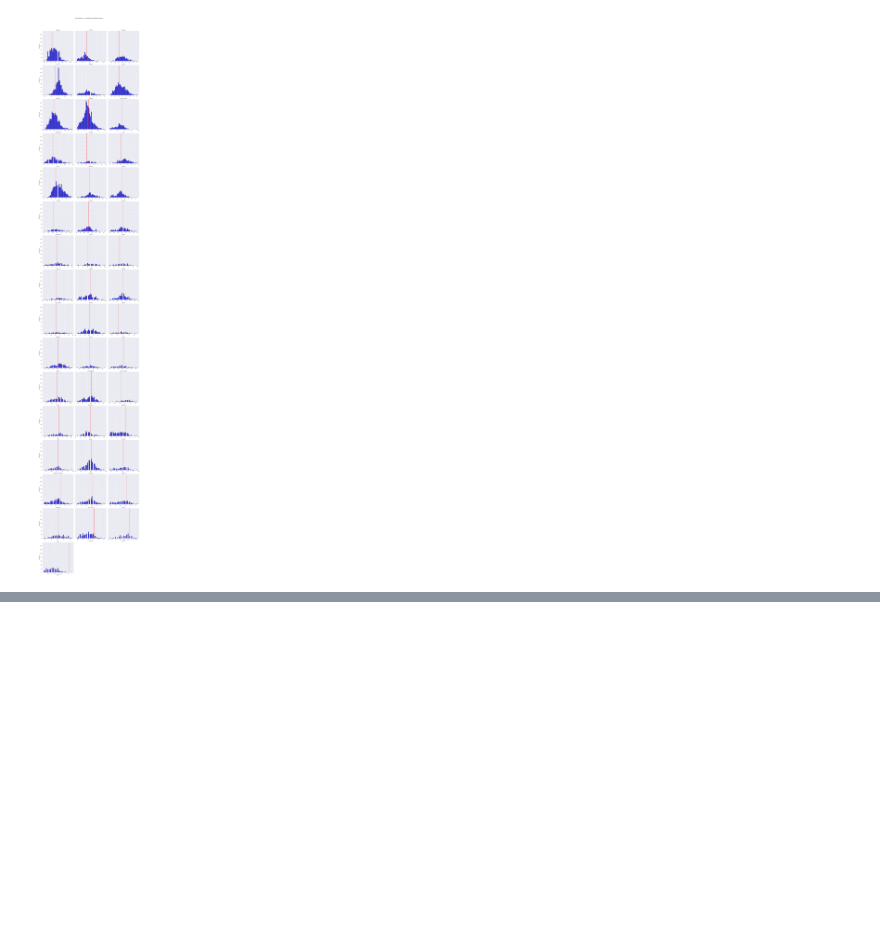
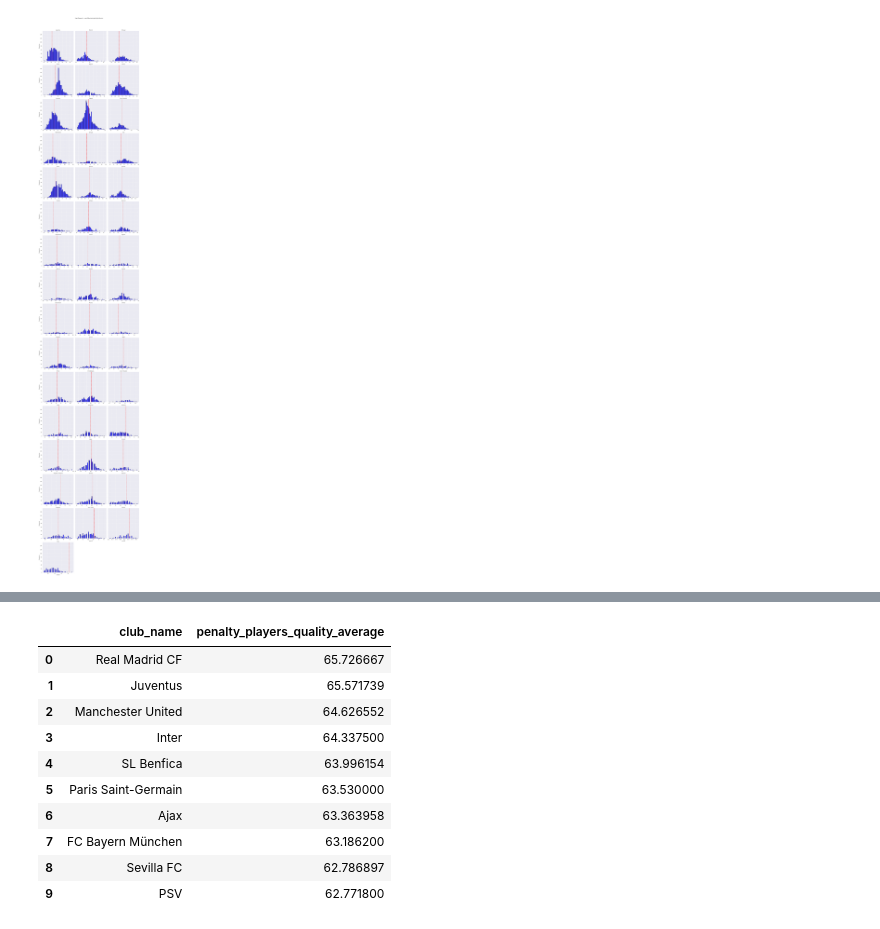
Before and after one commit to Illidan777/data-science-models, a Jupyter notebook: football_player_position_classifier/BIA.ipynb, the cells around one changed output, grey strips where cells are left out. Saved outputs shown, nothing was run; the diff lists cells and outputs as text; code cells hidden in the pictures; blank space fills up the shorter version.

Commit message:
completed 11-15 tasks. (football_player_position_classifier)

```diff
--- a/football_player_position_classifier/BIA.ipynb
+++ b/football_player_position_classifier/BIA.ipynb
@@ -320,0 +392,36 @@ No artists with labels found to put in legend.  Note that artists whose label st
+# %%
+# 14. Top 10 clubs with the best penalty takers.
+penalty_takers_query = '''WITH club_penalty as (WITH penalty_takers_rate as (select club_name,
+                                                          ((attacking_finishing * 0.2) + (shooting * 0.2) +
+                                                           (pace * 0.025) + (movement_acceleration * 0.05) +
+                                                           (power_long_shots * 0.2) + (power_stamina * 0.005) +
+                                                           (mentality_composure * 0.02) +
+                                                           (mentality_penalties * 0.3)) as penalty_quality
+                                                   from players
+                                                   where club_position <> 'GK')
+                      select club_name, avg(penalty_quality) as penalty_players_quality_average
+                      from penalty_takers_rate
+                      group by club_name)
+select *
+from club_penalty
+order by penalty_players_quality_average DESC
+'''
+all_penalty_takers = read_sql_to_data_frame(penalty_takers_query)
+read_sql_to_data_frame(penalty_takers_query + 'LIMIT 10')
+
+
+# Based on the assessment results, you can observe the result with fairly high-level world clubs. I also additionally checked
+# the data on Internet resources for top clubs with penalty takers, and most of it falls into the resulting result. From this we
+# can conclude that the metric gives a fairly good result.
+# %% [output]
+|  | club_name | penalty_players_quality_average |
+| 0 | Real Madrid CF | 65.726667 |
+| 1 | Juventus | 65.571739 |
+| 2 | Manchester United | 64.626552 |
+| 3 | Inter | 64.337500 |
+| 4 | SL Benfica | 63.996154 |
+| 5 | Paris Saint-Germain | 63.530000 |
+| 6 | Ajax | 63.363958 |
+| 7 | FC Bayern München | 63.186200 |
+| 8 | Sevilla FC | 62.786897 |
+| 9 | PSV | 62.771800 |
```
Also changed, not shown: parts of 6 cells of this notebook.
